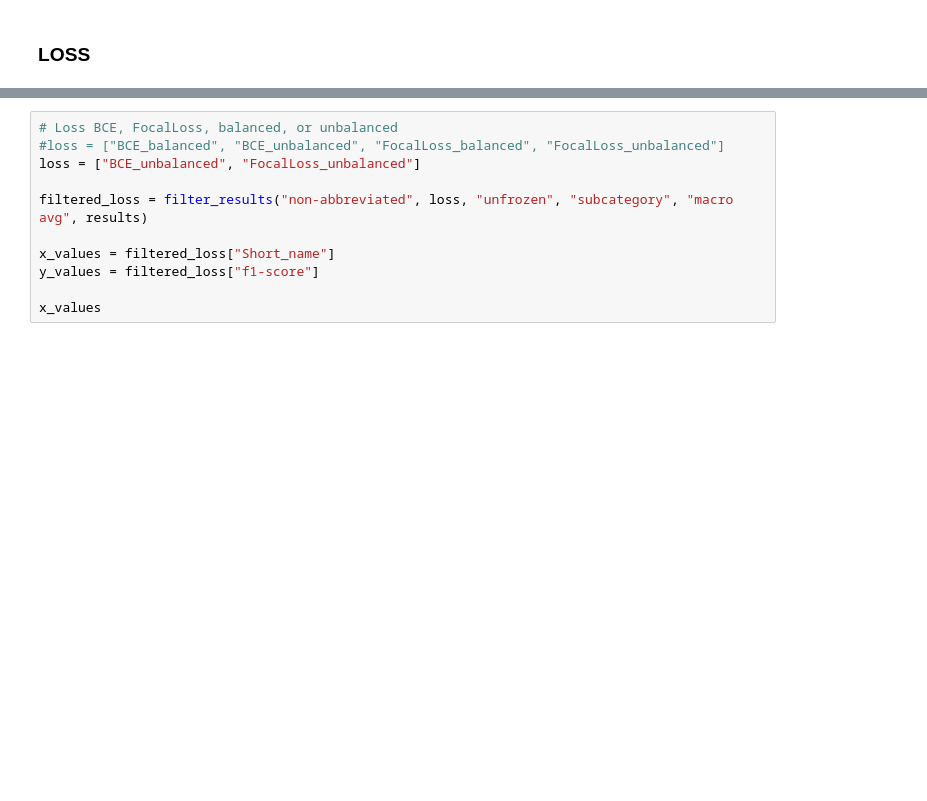
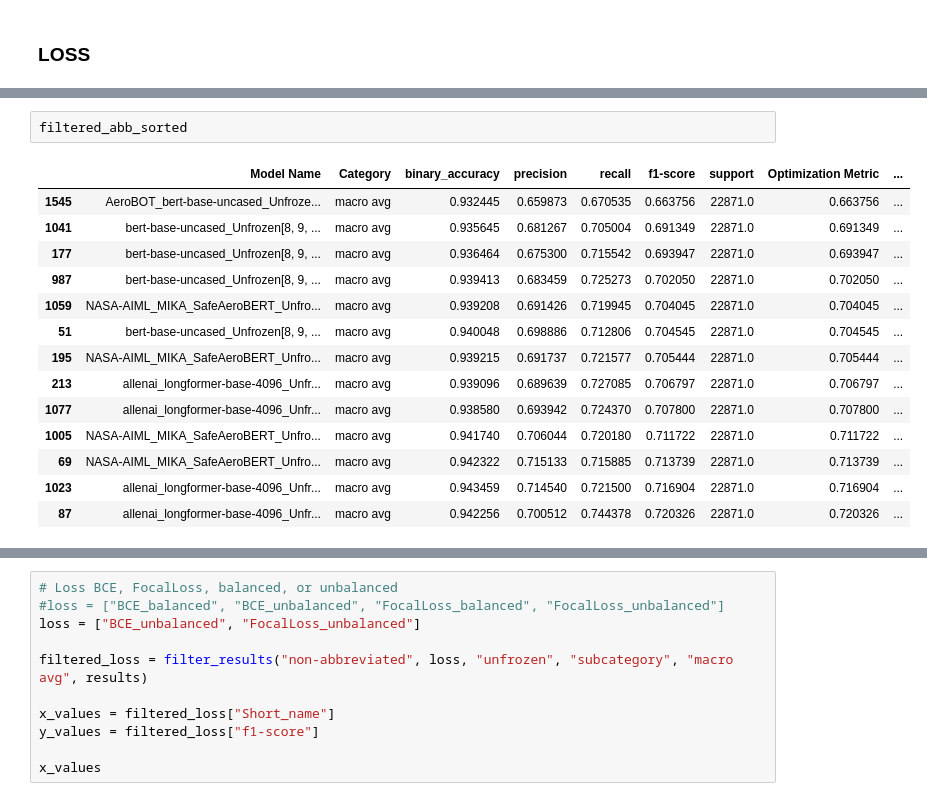
Before and after one commit to Gogonemnem/Safran-Project, a Jupyter notebook: Visualization_plot.ipynb, the cells around one changed output, grey strips where cells are left out. Cells and saved outputs as stored; diff of their text form; blank space fills up the shorter version.

```diff
--- a/Visualization_plot.ipynb
+++ b/Visualization_plot.ipynb
@@ -318,0 +424,17 @@ Passing `palette` without assigning `hue` is deprecated and will be removed in v
+# %%
+filtered_abb_sorted
+# %% [output]
+|  | Model Name | Category | binary_accuracy | precision | recall | f1-score | support | Optimization Metric | ... |
+| 1545 | AeroBOT_bert-base-uncased_Unfroze... | macro avg | 0.932445 | 0.659873 | 0.670535 | 0.663756 | 22871.0 | 0.663756 | ... |
+| 1041 | bert-base-uncased_Unfrozen[8, 9, ... | macro avg | 0.935645 | 0.681267 | 0.705004 | 0.691349 | 22871.0 | 0.691349 | ... |
+| 177 | bert-base-uncased_Unfrozen[8, 9, ... | macro avg | 0.936464 | 0.675300 | 0.715542 | 0.693947 | 22871.0 | 0.693947 | ... |
+| 987 | bert-base-uncased_Unfrozen[8, 9, ... | macro avg | 0.939413 | 0.683459 | 0.725273 | 0.702050 | 22871.0 | 0.702050 | ... |
+| 1059 | NASA-AIML_MIKA_SafeAeroBERT_Unfro... | macro avg | 0.939208 | 0.691426 | 0.719945 | 0.704045 | 22871.0 | 0.704045 | ... |
+| 51 | bert-base-uncased_Unfrozen[8, 9, ... | macro avg | 0.940048 | 0.698886 | 0.712806 | 0.704545 | 22871.0 | 0.704545 | ... |
+| 195 | NASA-AIML_MIKA_SafeAeroBERT_Unfro... | macro avg | 0.939215 | 0.691737 | 0.721577 | 0.705444 | 22871.0 | 0.705444 | ... |
+| 213 | allenai_longformer-base-4096_Unfr... | macro avg | 0.939096 | 0.689639 | 0.727085 | 0.706797 | 22871.0 | 0.706797 | ... |
+| 1077 | allenai_longformer-base-4096_Unfr... | macro avg | 0.938580 | 0.693942 | 0.724370 | 0.707800 | 22871.0 | 0.707800 | ... |
+| 1005 | NASA-AIML_MIKA_SafeAeroBERT_Unfro... | macro avg | 0.941740 | 0.706044 | 0.720180 | 0.711722 | 22871.0 | 0.711722 | ... |
+| 69 | NASA-AIML_MIKA_SafeAeroBERT_Unfro... | macro avg | 0.942322 | 0.715133 | 0.715885 | 0.713739 | 22871.0 | 0.713739 | ... |
+| 1023 | allenai_longformer-base-4096_Unfr... | macro avg | 0.943459 | 0.714540 | 0.721500 | 0.716904 | 22871.0 | 0.716904 | ... |
+| 87 | allenai_longformer-base-4096_Unfr... | macro avg | 0.942256 | 0.700512 | 0.744378 | 0.720326 | 22871.0 | 0.720326 | ... |
```
Also changed, not shown: parts of 7 cells of this notebook, 2 other files.
